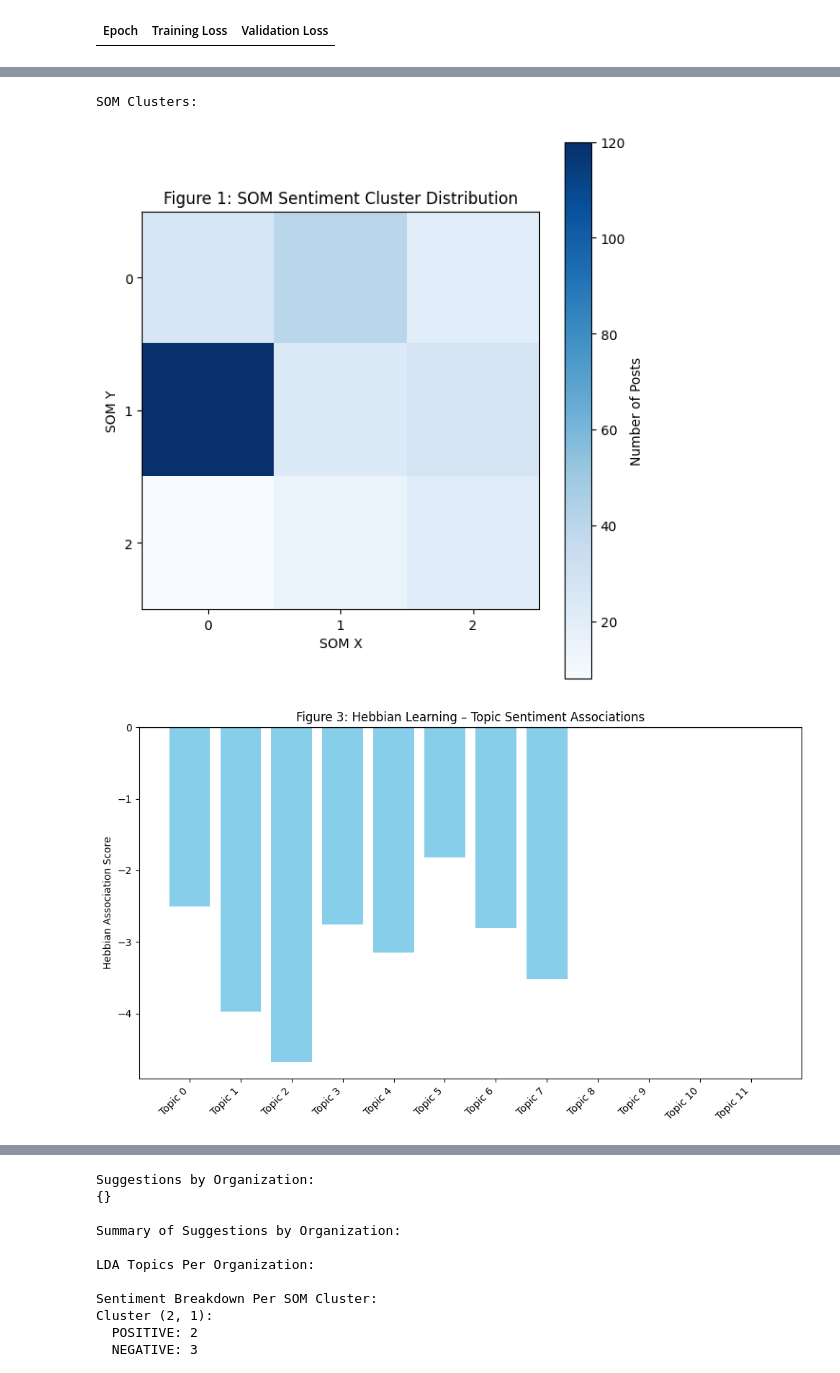
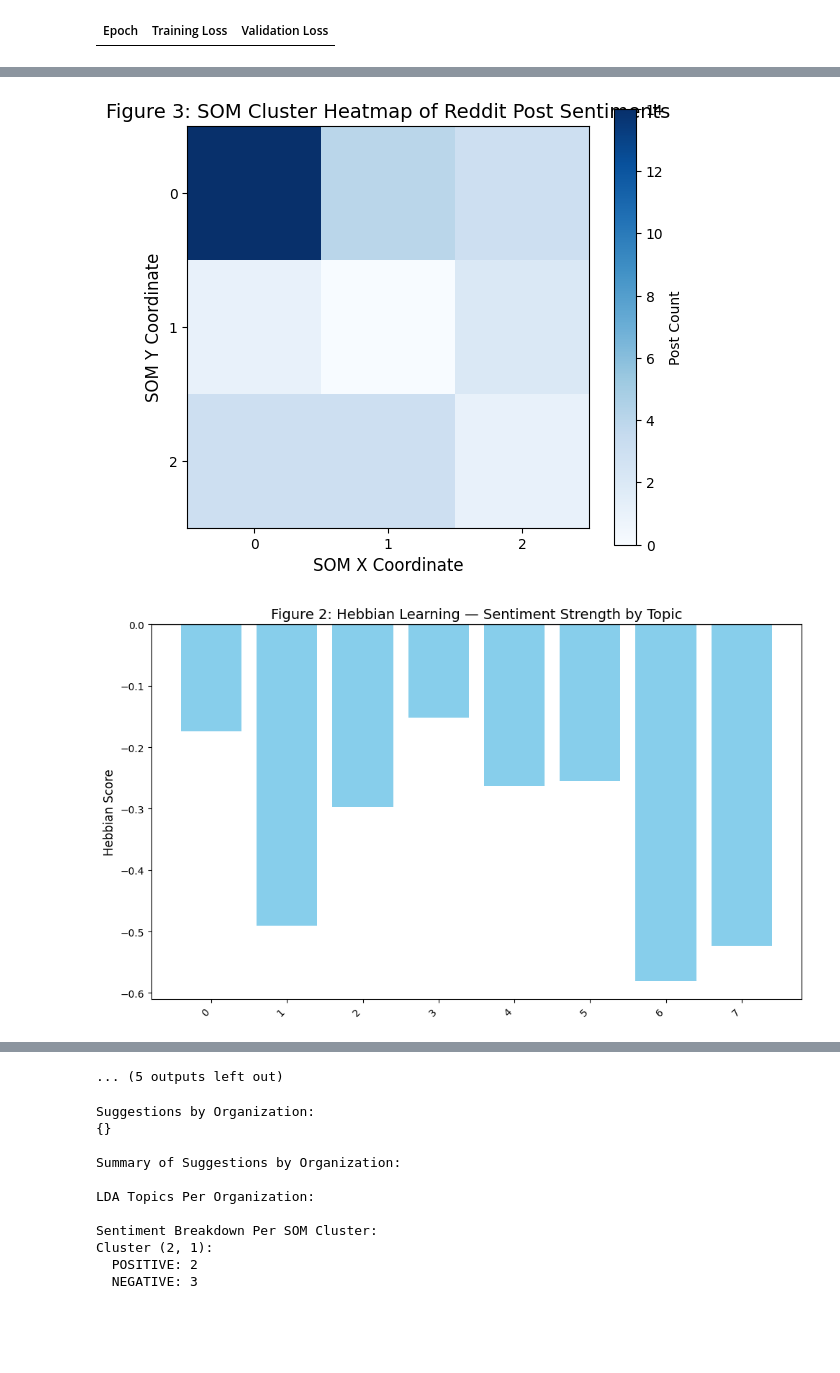
Before and after one commit to vineethmariappan/business-insights, a Jupyter notebook: business-insight.ipynb, the cells around one changed output, grey strips where cells are left out. Drawn from its saved outputs; the diff is of its cells as text; code cells hidden in the pictures; blank space fills up the shorter version.

```diff
--- a/business-insight.ipynb
+++ b/business-insight.ipynb
@@ -107,7 +107,7 @@ def clean_lda_keywords_with_pos(topic_terms):
     filtered = [token.text for token in doc if token.pos_ in allowed_pos]
     return filtered[:5]
 
-def get_reddit_posts(cache_path="reddit_ikea_posts.csv"):
+def get_reddit_posts(cache_path="reddit_productreviews_posts.csv"):
     if os.path.exists(cache_path):
         print(" Loading posts from cached CSV...")
         df = pd.read_csv(cache_path)
@@ -119,7 +119,7 @@ def get_reddit_posts(cache_path="reddit_ikea_posts.csv"):
             client_secret="TuskU4_ysvTwaJJ3i9K40HLEiykE9A",
             user_agent="python:brand-sentiment-analyzer:v1.0 (by /u/Soul_Pay4951)"
         )
-        subreddit = reddit.subreddit("buyitforlife")
+        subreddit = reddit.subreddit("productreviews")
         posts = []
         for post in subreddit.hot(limit=1000):
             post.comments.replace_more(limit=0)
@@ -345,6 +345,7 @@ def visualize_method_comparison(lda_score, som_score, transformer_score):
 # %%
 # 1. Load & Clean Data
 nlp = initialize_nlp()
+stop_words = set(stopwords.words("english"))
 posts = get_reddit_posts()
 cleaned_posts = [(clean_text(title), clean_text(body)) for title, body in posts]
 original_texts = [str(title) + " " + str(body) for title, body in posts]
@@ -363,17 +364,17 @@ for sentiment in sentiments:
 brands_products = [extract_entities(text, nlp) for text in combined_texts]
 print("\nExtracted Entities (Brands/Products):")
 for bp in brands_products:
-    print(bp)
+    if bp:
+        print(bp)
 
 # 4. LDA Topic Modeling
-stop_words = set(stopwords.words("english"))
 tokenized_posts = [preprocess_for_lda(text, stop_words) for text in combined_texts]
 topics, lda_model, corpus, dictionary = perform_topic_modeling(tokenized_posts, num_topics=8)
 print("\nTopics from LDA:")
 for topic in topics:
     print(topic)
 
-
+topic_strs = [", ".join([word for word, prob in lda_model.show_topic(i)]) for i in range(lda_model.num_topics)]
 
 # 5. Assign Topics and Compute Sentiment Counts per Topic
 from collections import defaultdict
@@ -395,9 +396,10 @@ def plot_topic_sentiment_distribution(topic_sentiment_counts):
     plt.bar(x, neg, width, label='Negative')
     plt.bar(x + width, sug, width, label='Suggestion')
 
-    plt.xlabel("Topic ID")
-    plt.ylabel("Post Count")
-    plt.title("Sentiment Breakdown per LDA Topic")
+
+    plt.title("Figure 1: Sentiment Distribution Across LDA Topics", fontsize=14)
+    plt.xlabel("LDA Topic ID", fontsize=12)
+    plt.ylabel("Number of Posts", fontsize=12)
     plt.xticks(x, topics)
     plt.legend()
     plt.tight_layout()
@@ -416,10 +418,11 @@ def plot_hebbian_scores(hebbian_scores, save_path="figures/hebbian_scores.png"):
 
     # Add topic numbers as x labels
     topic_labels = [f"Topic {i}" for i in range(len(topics))]
-    plt.xticks(range(len(topics)), topic_labels, rotation=45, ha='right')
+    plt.xticks(rotation=45, ha='right', fontsize=10)
 
-    plt.ylabel("Hebbian Association Score")
-    plt.title("Figure 3: Hebbian Learning – Topic Sentiment Associations")
+    plt.title("Figure 2: Hebbian Learning — Sentiment Strength by Topic", fontsize=14)
+    plt.ylabel("Hebbian Score", fontsize=12)
+
     plt.tight_layout()
     plt.savefig(save_path)
     plt.show()
@@ -563,13 +566,14 @@ for (x, y), count in cluster_counts.items():
 # Plot
 plt.figure(figsize=(6, 6))
 plt.imshow(heatmap, cmap='Blues', interpolation='nearest')
-plt.colorbar(label='Number of Posts')
-plt.title("Figure 1: SOM Sentiment Cluster Distribution")
-plt.xlabel("SOM X")
-plt.ylabel("SOM Y")
-plt.xticks(range(grid_size))
-plt.yticks(range(grid_size))
+plt.title("Figure 3: SOM Cluster Heatmap of Reddit Post Sentiments", fontsize=14)
+plt.xlabel("SOM X Coordinate", fontsize=12)
+plt.ylabel("SOM Y Coordinate", fontsize=12)
+plt.colorbar(label="Post Count", shrink=0.8)
+plt.xticks(range(grid_size), fontsize=10)
+plt.yticks(range(grid_size), fontsize=10)
 plt.tight_layout()
+plt.tight_layout(pad=2)
 plt.savefig("figures/som_cluster_distribution.png")  # 🔸 Saves the figure for your report
 plt.show()
 
@@ -608,10 +612,25 @@ for i, topic_id in enumerate(post_to_topic):
 # 9. Per-Organization Sentiment Breakdown
 org_sentiment_distribution = compute_sentiment_breakdown_per_org(cleaned_posts, sentiments, brands_products)
 summaries = []
+# 7. Hebbian Learning (Initialize and Update)
+hebbian = HebbianLearning(topic_strs)
 
+for i, bow in enumerate(corpus):
+    topic_distribution = lda_model.get_document_topics(bow)
+    if topic_distribution:
+        dominant_topic = max(topic_distribution, key=lambda x: x[1])[0]
+        topic_str = topic_strs[dominant_topic]
+
+        sentiment = sentiments[i]
+        score = sentiment['score'] if sentiment['label'] == "positive" else -sentiment['score']
+
+        hebbian.update(topic_str, score)
+
+# Now safe to get Hebbian scores and plot
 hebbian_scores = hebbian.get_associations()
 plot_hebbian_scores(hebbian_scores)
 
+# Generate topic summaries
 for topic_id, topic_info in topics:
     keywords = clean_lda_keywords_with_pos(topic_info)
     topic_string = topic_strs[topic_id]
@@ -630,21 +649,10 @@ for topic_id, topic_info in topics:
     if summary:
         summaries.append(summary)
 
+# Output the summaries
 print(summaries)
-# 7. Hebbian Learning (optional scoring)
-hebbian = HebbianLearning(topic_strs)
 
-for i, bow in enumerate(corpus):
-    topic_distribution = lda_model.get_document_topics(bow)
-    if topic_distribution:
-        dominant_topic = max(topic_distribution, key=lambda x: x[1])[0]
-        topic_str = topic_strs[dominant_topic]
-
-        sentiment = sentiments[i]
-        score = sentiment['score'] if sentiment['label'] == "positive" else -sentiment['score']
-
-        hebbian.update(topic_str, score)
-
+# Also print associations in console
 print("\nHebbian Associations:")
 for topic, assoc in hebbian.get_associations().items():
     print(f"{topic}: {assoc:.4f}")
@@ -694,3 +702,2 @@ Topics from LDA:
-SOM Clusters:
-[figure, old version]
+[figure, new version]
-[figure, old version]
+[figure, new version]
@@ -712,3 +708,4 @@ Hebbian Associations:
+... (5 outputs left out)
 # %%
 #summarize suggestions method
 import re
```
Also changed, not shown: parts of 2 cells of this notebook.
